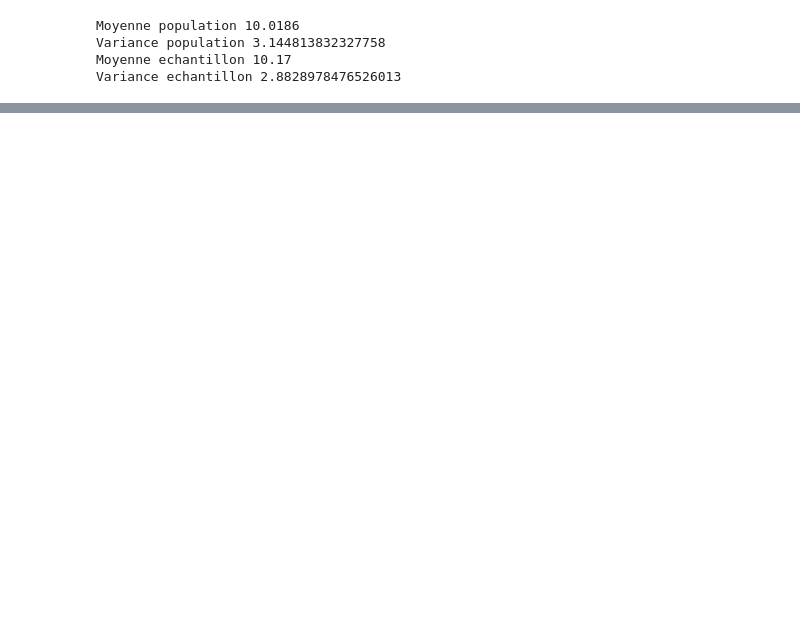
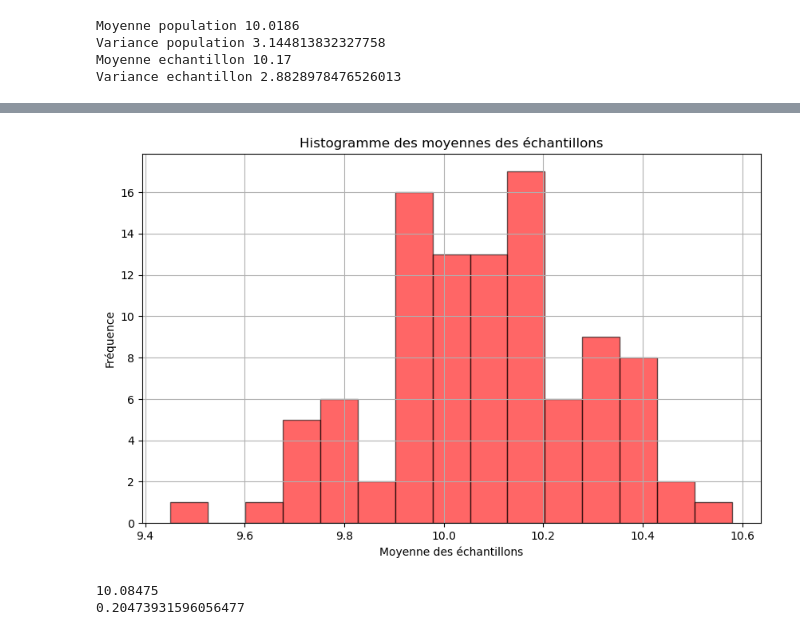
Before and after one commit to MathisSL/StatsData_Training, a Jupyter notebook: s.ipynb, the cells around one changed output, grey strips where cells are left out. Cells and saved outputs as stored; diff of their text form; code cells hidden in the pictures; blank space fills up the shorter version.

```diff
--- a/s.ipynb
+++ b/s.ipynb
@@ -54,0 +67,38 @@ plt.show()
+# %%
+#np.random.seed(42) # reproducibility
+
+# Générer N échantillons aléatoirs depuis la distribution de Poisson avec une moyenne lambda
+lambda_value = 10
+N = 10000
+DataPopulation = np.random.poisson(lam = lambda_value, size = N)
+
+# Obtenir une sous population de n = 30 échantillons depuis Datapopulation
+lambda_value = 10
+n = 200
+m=100 # nb  d echantillons a prendre
+
+# Initialisation des array pour stocker les valeurs de moyenne et de variance des  echantillons
+SampleMeans = np.zeros(m)
+SampleSTD = np.zeros(m)
+
+for i in range(m):
+    DataSample = np.random.choice(DataPopulation, size = n, replace= False)
+    SampleMeans[i]=np.mean(DataSample)
+    SampleSTD[i]=np.std(DataSample)
+
+# plot
+plt.figure(figsize=(10,6))
+plt.hist(SampleMeans, bins = 15, color='red',edgecolor='black', alpha =0.6)
+plt.title('Histogramme des moyennes des échantillons')
+plt.xlabel('Moyenne des échantillons')
+plt.ylabel('Fréquence')
+plt.grid()
+plt.show()
+# %% [output]
+[figure, added]
+# %%
+print(np.mean(SampleMeans))
+print(np.std(SampleMeans))
+# %% [output]
+10.08475
+0.20473931596056477
```
Also changed, not shown: parts of 3 cells of this notebook.
